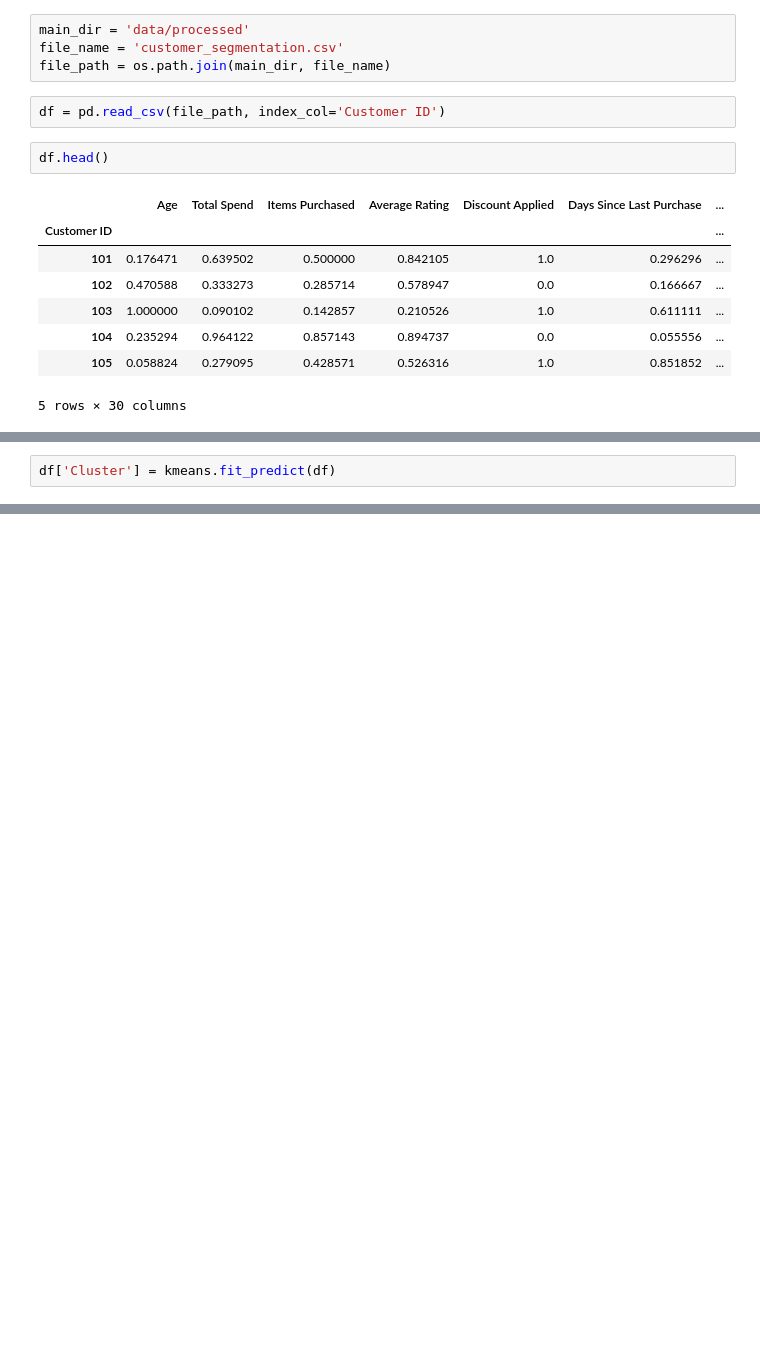
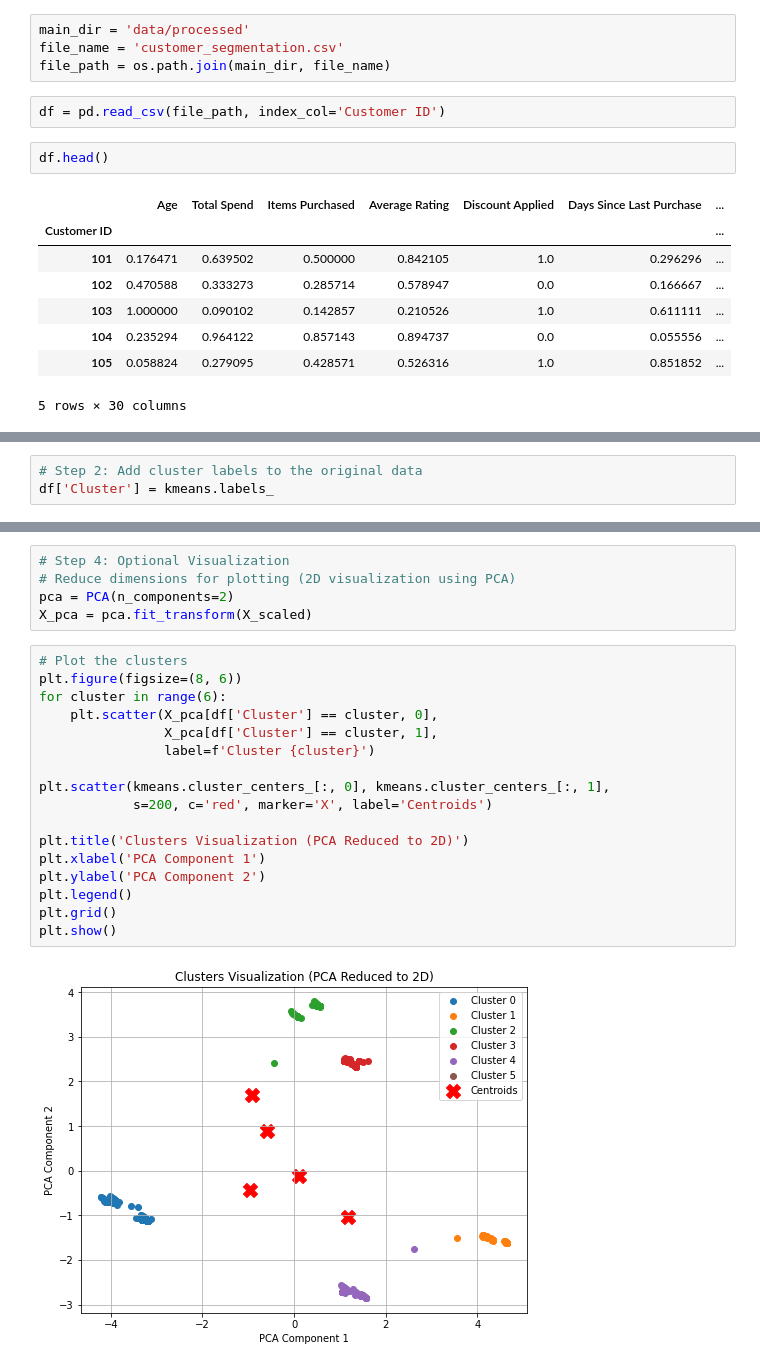
Before and after one commit to Marikinyo/E-commerce-Customer-Behavior, a Jupyter notebook: customer_segmenation.ipynb, the cells around one changed output, grey strips where cells are left out. Drawn from its saved outputs; the diff is of its cells as text; blank space fills up the shorter version.

```diff
--- a/customer_segmenation.ipynb
+++ b/customer_segmenation.ipynb
@@ -38,2 +67,0 @@ kmeans = KMeans(n_clusters=4, random_state=42, n_init=10)
-# %%
-df['Cluster'] = kmeans.fit_predict(df)
@@ -64,0 +68,3 @@ Name: count, dtype: int64
+# %%
+# Step 2: Add cluster labels to the original data
+df['Cluster'] = kmeans.labels_
@@ -64,0 +107,24 @@ Name: count, dtype: int64
+# %%
+# Step 4: Optional Visualization
+# Reduce dimensions for plotting (2D visualization using PCA)
+pca = PCA(n_components=2)
+X_pca = pca.fit_transform(X_scaled)
+# %%
+# Plot the clusters
+plt.figure(figsize=(8, 6))
+for cluster in range(6):
+    plt.scatter(X_pca[df['Cluster'] == cluster, 0],
+                X_pca[df['Cluster'] == cluster, 1],
+                label=f'Cluster {cluster}')
+
+plt.scatter(kmeans.cluster_centers_[:, 0], kmeans.cluster_centers_[:, 1],
+            s=200, c='red', marker='X', label='Centroids')
+
+plt.title('Clusters Visualization (PCA Reduced to 2D)')
+plt.xlabel('PCA Component 1')
+plt.ylabel('PCA Component 2')
+plt.legend()
+plt.grid()
+plt.show()
+# %% [output]
+[figure, added]
```
Also changed, not shown: parts of 9 cells of this notebook.
